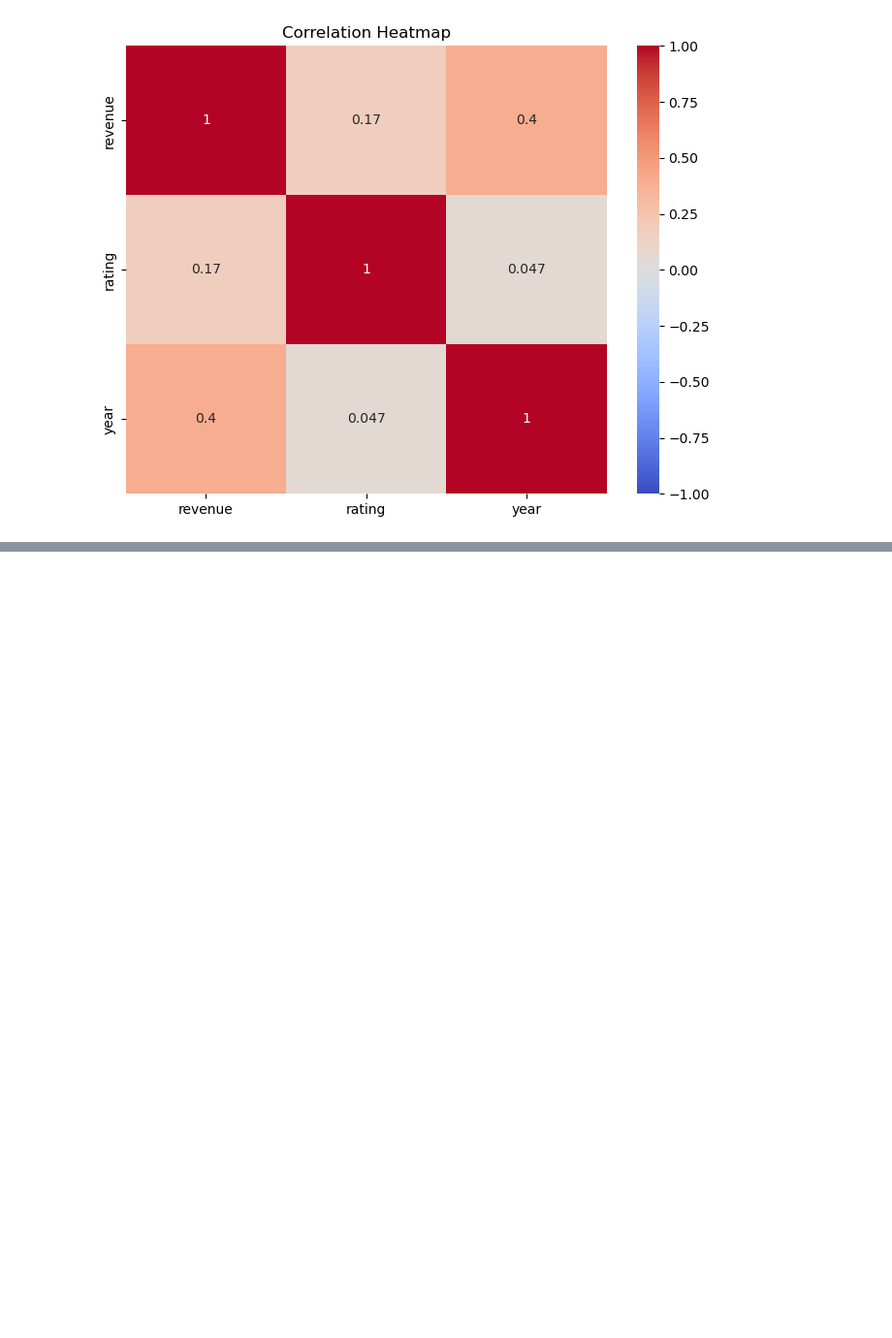
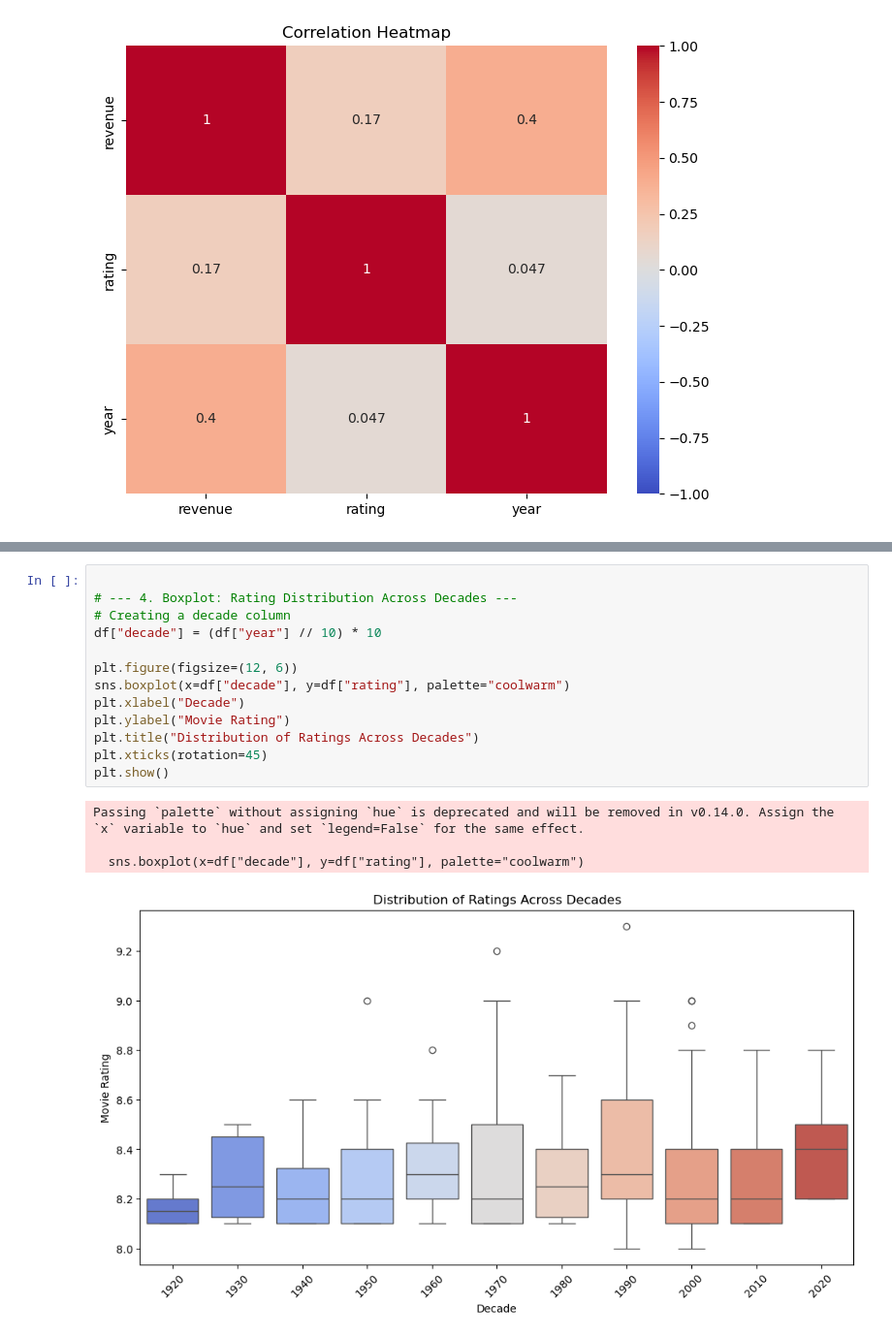
Before and after one commit to lahirudatascience/imdb_exploratory_data_analysis, a Jupyter notebook: notebooks/data_visualization.ipynb, the cells around one changed output, grey strips where cells are left out. Shown: that part at 97% size. Drawn from its saved outputs; the diff is of its cells as text; blank space fills up the shorter version.

```diff
--- a/notebooks/data_visualization.ipynb
+++ b/notebooks/data_visualization.ipynb
@@ -194,0 +221,18 @@ plt.show()
+# %%
+
+# --- 4. Boxplot: Rating Distribution Across Decades ---
+# Creating a decade column
+df["decade"] = (df["year"] // 10) * 10
+
+plt.figure(figsize=(12, 6))
+sns.boxplot(x=df["decade"], y=df["rating"], palette="coolwarm")
+plt.xlabel("Decade")
+plt.ylabel("Movie Rating")
+plt.title("Distribution of Ratings Across Decades")
+plt.xticks(rotation=45)
+plt.show()
+# %% [output]
+Passing `palette` without assigning `hue` is deprecated and will be removed in v0.14.0. Assign the `x` variable to `hue` and set `legend=False` for the same effect.
+
+  sns.boxplot(x=df["decade"], y=df["rating"], palette="coolwarm")
+[figure, added]
```
Also changed, not shown: parts of 4 cells of this notebook.
